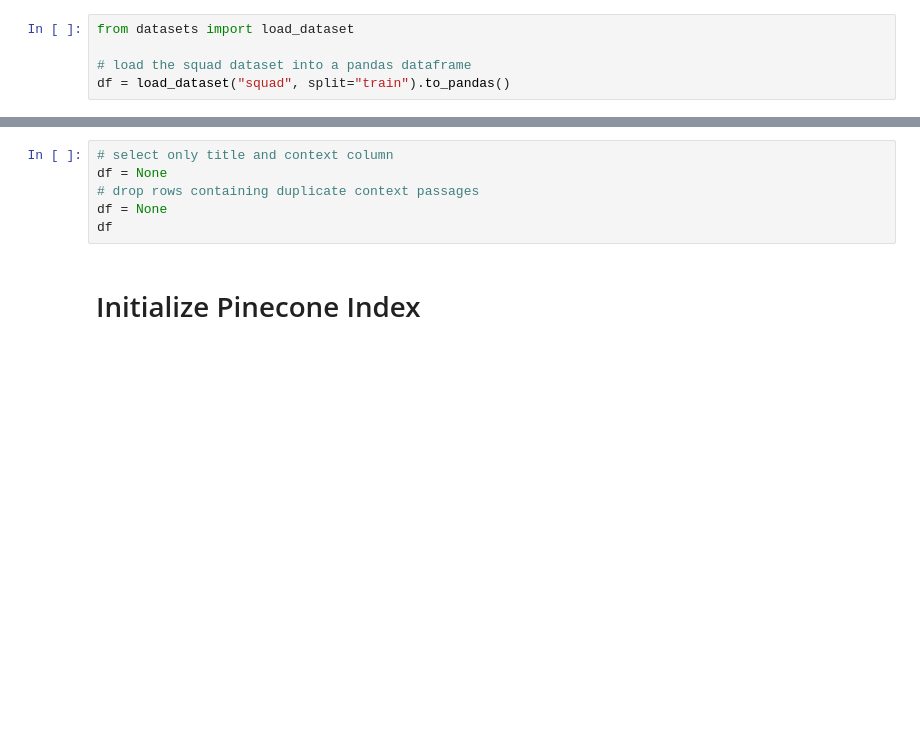
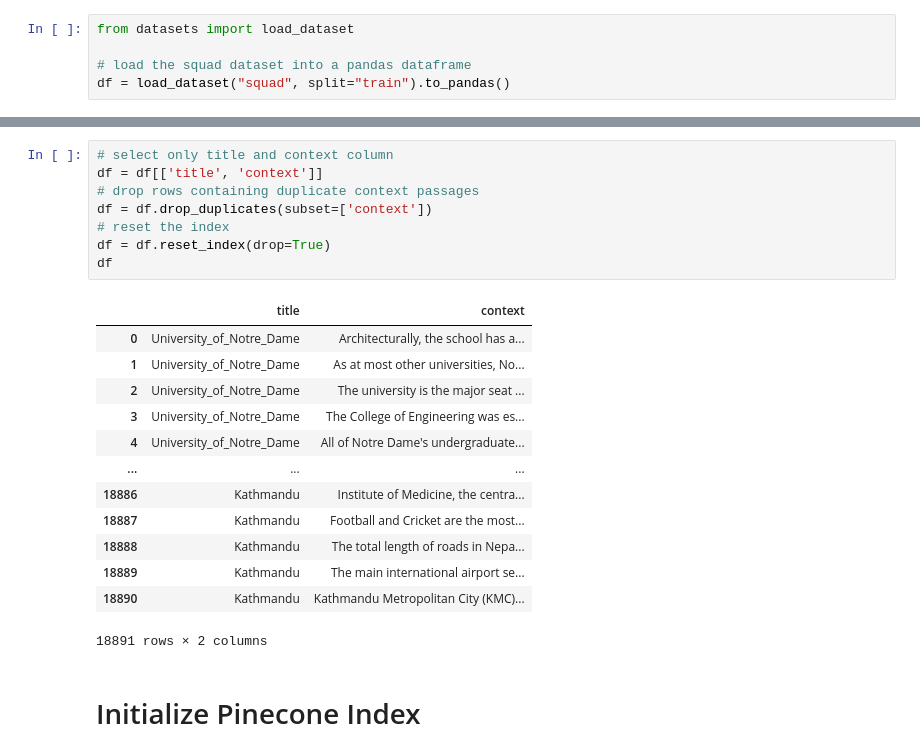
Before and after one commit to ironhack-labs/lab-extractive-question-answering, a Jupyter notebook: lab-extractive-question-answering.ipynb, the cells around one changed output, grey strips where cells are left out. Cells and saved outputs as stored; diff of their text form; blank space fills up the shorter version.

```diff
--- a/lab-extractive-question-answering.ipynb
+++ b/lab-extractive-question-answering.ipynb
@@ -71,9 +86,25 @@ df = load_dataset("squad", split="train").to_pandas()
 # %%
 # select only title and context column
-df = None
+df = df[['title', 'context']]
 # drop rows containing duplicate context passages
-df = None
+df = df.drop_duplicates(subset=['context'])
+# reset the index
+df = df.reset_index(drop=True)
 df
+# %% [output]
+|  | title | context |
+| 0 | University_of_Notre_Dame | Architecturally, the school has a... |
+| 1 | University_of_Notre_Dame | As at most other universities, No... |
+| 2 | University_of_Notre_Dame | The university is the major seat ... |
+| 3 | University_of_Notre_Dame | The College of Engineering was es... |
+| 4 | University_of_Notre_Dame | All of Notre Dame's undergraduate... |
+| ... | ... | ... |
+| 18886 | Kathmandu | Institute of Medicine, the centra... |
+| 18887 | Kathmandu | Football and Cricket are the most... |
+| 18888 | Kathmandu | The total length of roads in Nepa... |
+| 18889 | Kathmandu | The main international airport se... |
+| 18890 | Kathmandu | Kathmandu Metropolitan City (KMC)... |
+18891 rows × 2 columns
 # %% [markdown]
 # Initialize Pinecone Index
 # %% [markdown]
```
Also changed, not shown: parts of 14 cells of this notebook.
